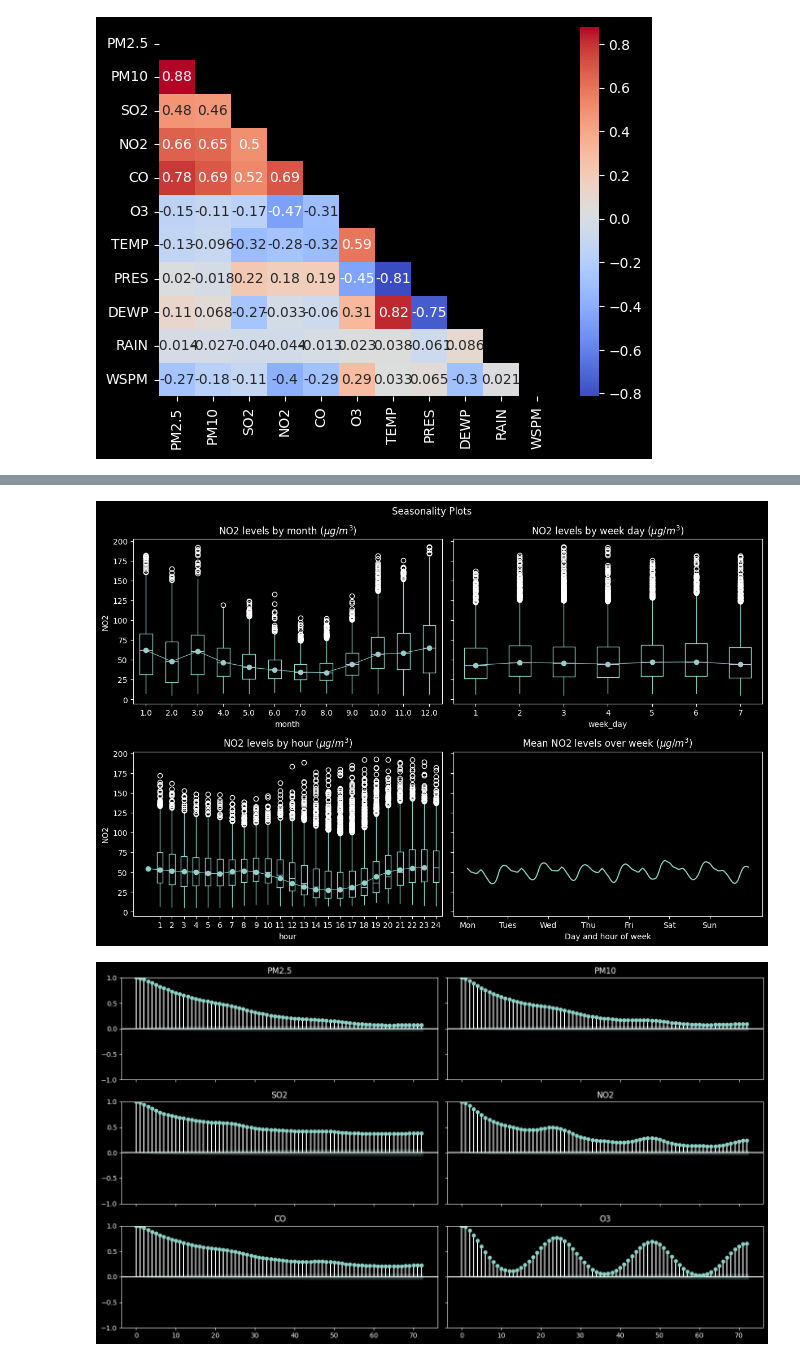
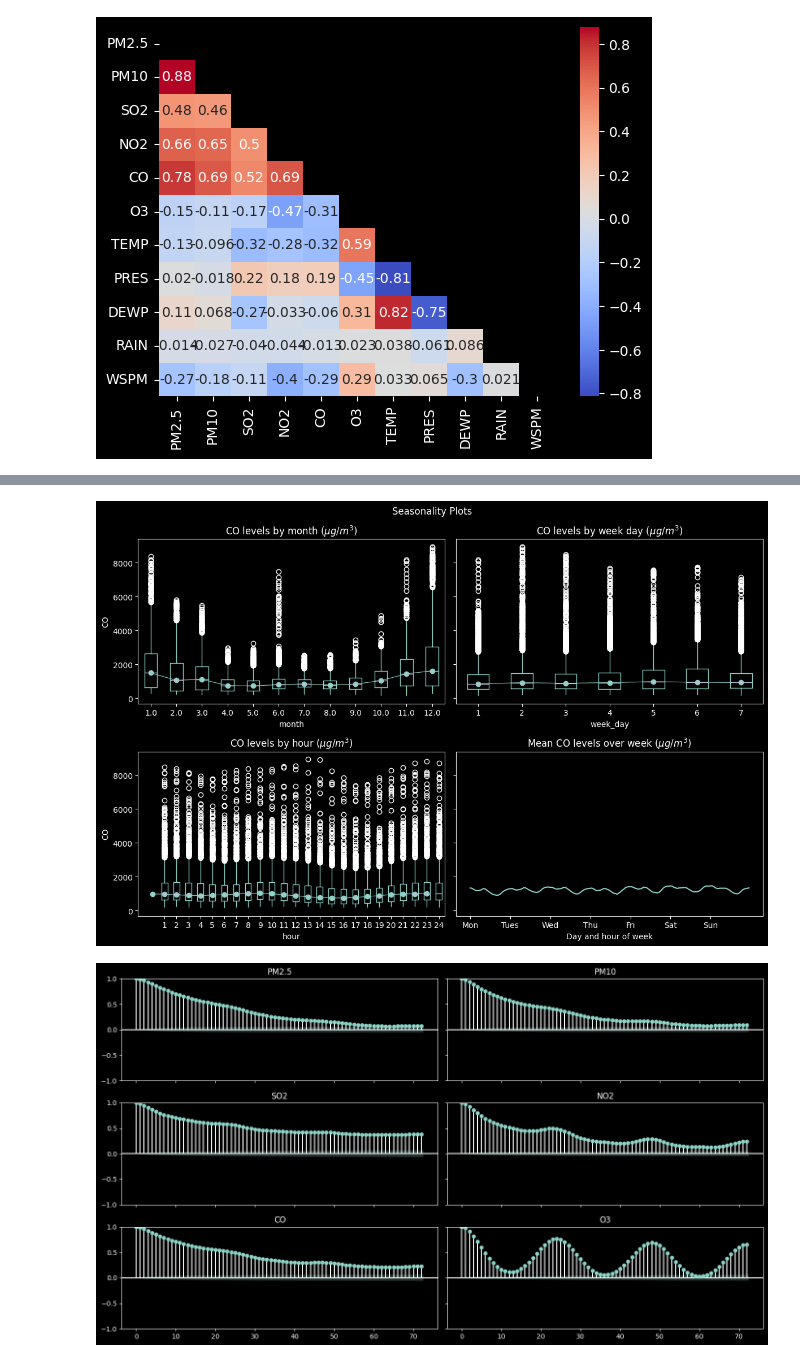
Before and after one commit to justinwhare/Air-Quality-Forecasting, a Jupyter notebook: EDA.ipynb, the cells around one changed output, grey strips where cells are left out. Drawn from its saved outputs; the diff is of its cells as text; code cells hidden in the pictures.

```diff
--- a/EDA.ipynb
+++ b/EDA.ipynb
@@ -56,7 +56,7 @@ df[df.select_dtypes(include = 'float64').columns].describe()
 | 75% | 111.000000 | 145.000000 | 20.000000 | 71.000000 | 1500.000000 | 82.000000 | 23.300000 | 1019.000000 | 15.100000 | 0.000000 | 2.200000 |
 | max | 999.000000 | 999.000000 | 500.000000 | 290.000000 | 10000.000000 | 1071.000000 | 41.600000 | 1042.800000 | 29.100000 | 72.500000 | 13.200000 |
 # %%
-data = df.drop(['wd', 'partition', 'station'], axis = 1).groupby(df.index).mean()
+data = df.drop(['wd', 'station'], axis = 1).groupby(df.index).mean()
 data.describe()
 # %% [output]
 |  | PM2.5 | PM10 | SO2 | NO2 | CO | O3 | TEMP | PRES | DEWP | RAIN | WSPM | ... |
@@ -131,7 +131,7 @@ correlation_scatter(df, 'PM2.5', 'PM10')
 # %%
 def seasonality_plots(pollutant, df = df):
 
-    data = df.drop(['wd', 'partition', 'station'], axis = 1).groupby(df.index).mean()
+    data = df.drop(['wd', 'station'], axis = 1).groupby(df.index).mean()
     fig, ax = plt.subplots(2, 2, figsize = (12, 8), sharex = False, sharey = True)
     axes = ax.ravel()
 
@@ -168,9 +168,9 @@ def seasonality_plots(pollutant, df = df):
     fig.suptitle('Seasonality Plots', fontsize = 12)
     plt.tight_layout()
 # %%
-seasonality_plots('NO2')
+seasonality_plots('CO')
 # %% [output]
-[figure, old version]
+[figure, new version]
 # %%
 from statsmodels.graphics.tsaplots import plot_acf
 from statsmodels.graphics.tsaplots import plot_pacf
```
Also changed, not shown: parts of 8 cells of this notebook.
